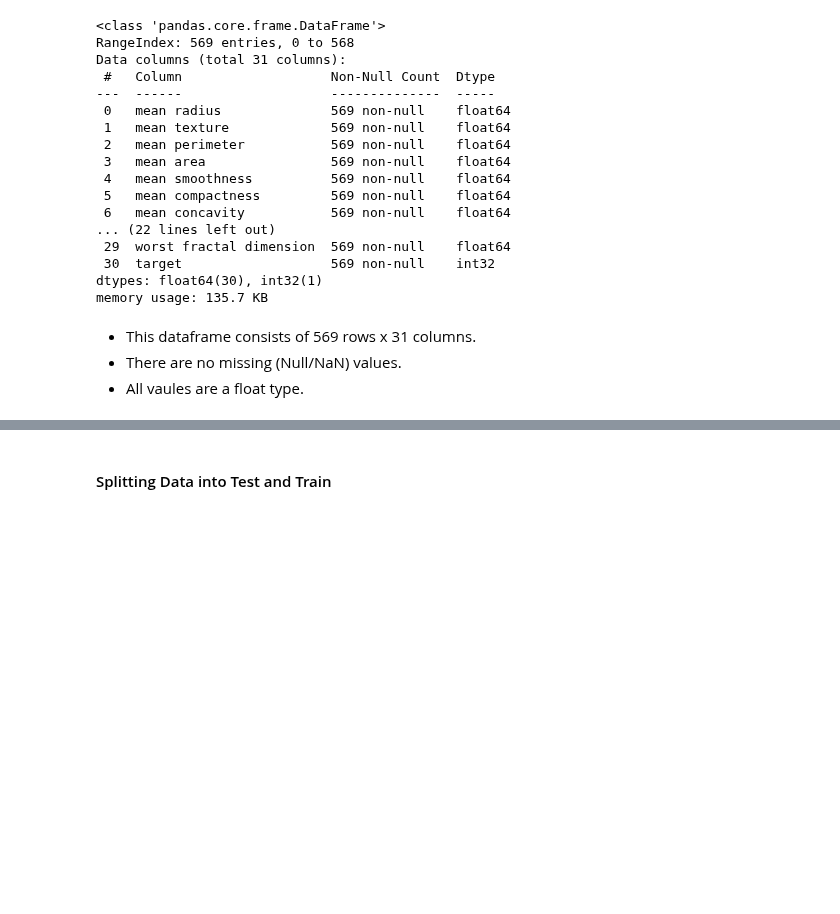
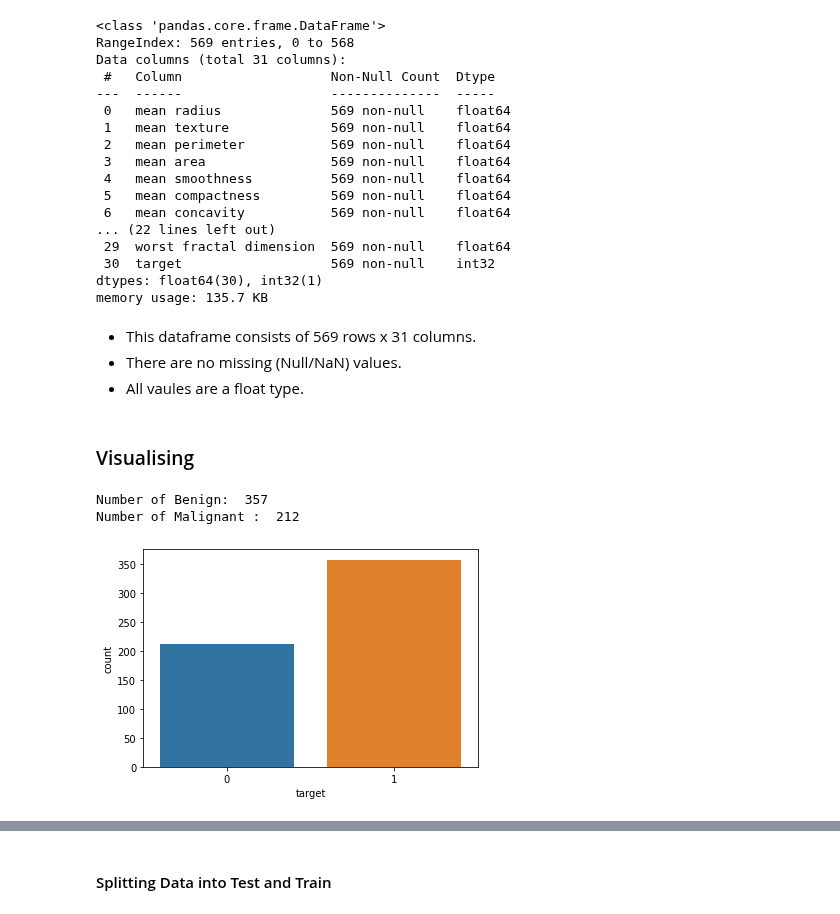
Before and after one commit to kmcd14/MLandStats-assessment, a Jupyter notebook: scikit-learn.ipynb, the cells around one changed output, grey strips where cells are left out. Saved outputs shown, nothing was run; the diff lists cells and outputs as text; code cells hidden in the pictures; blank space fills up the shorter version.

```diff
--- a/scikit-learn.ipynb
+++ b/scikit-learn.ipynb
@@ -184,3 +251,15 @@ memory usage: 135.7 KB
 - This dataframe consists of 569 rows x 31 columns.
 - There are no missing (Null/NaN) values.
 - All vaules are a float type.
+# %% [markdown]
+### Visualising
+# %%
+# Countplot - Cancer vs no cancer
+sns.countplot(df['target'] , label="Count") # Shows # of times benign or malignant appears
+benign, malignant = df['target'] .value_counts() # Using -`value_counts` from the Pandas to store the individual count.
+print('Number of Benign: ', benign)
+print('Number of Malignant : ', malignant)
+# %% [output]
+Number of Benign:  357
+Number of Malignant :  212
+[figure, added]
```
Also changed, not shown: parts of 34 cells of this notebook.
